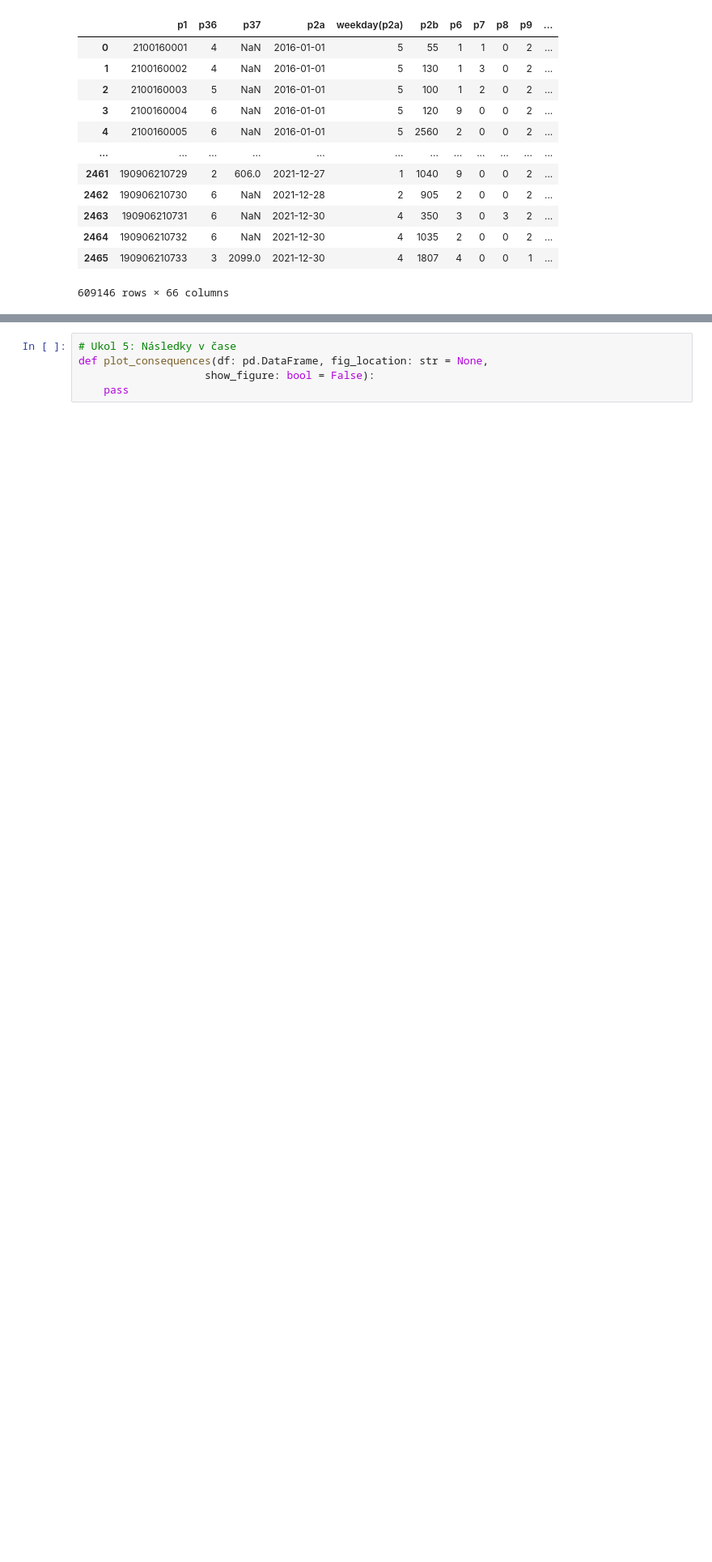
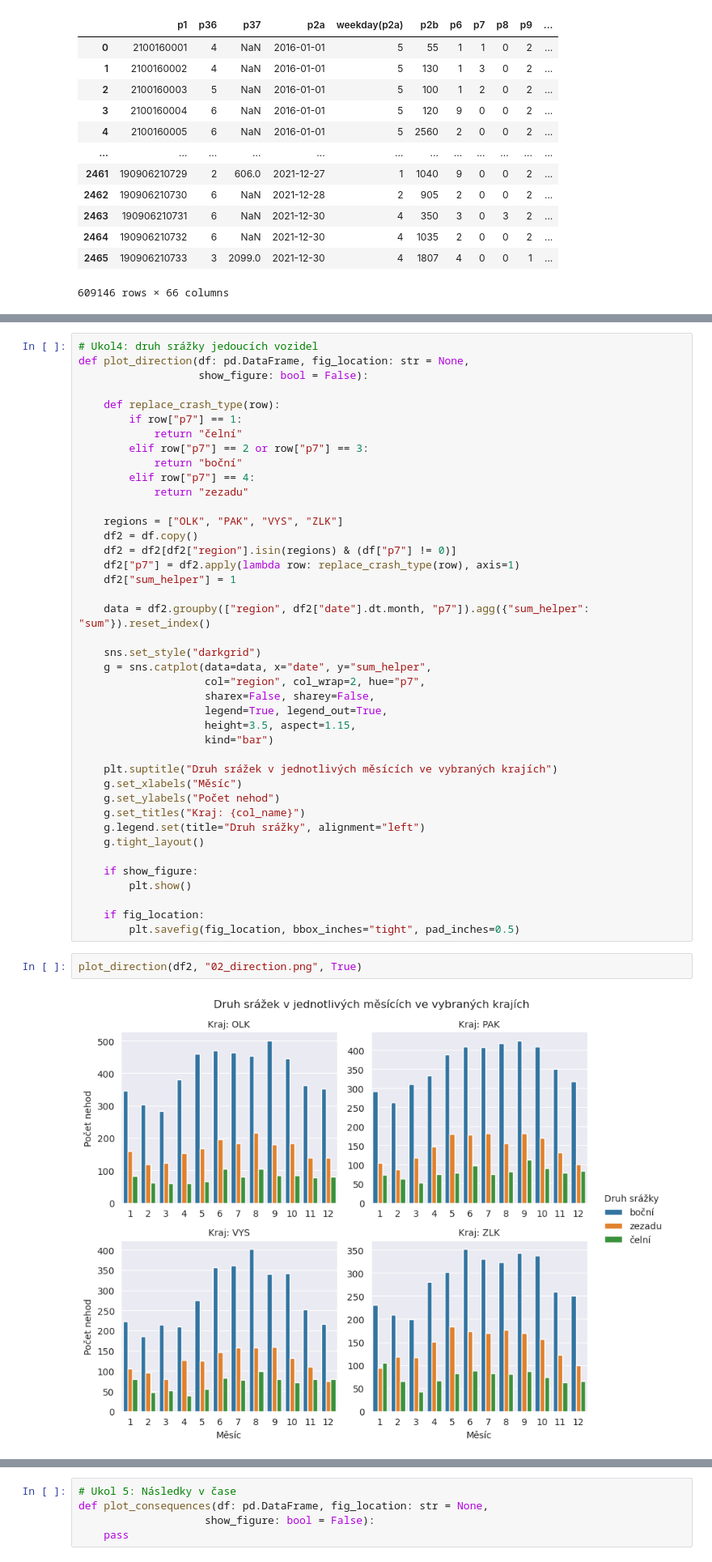
Before and after one commit to tomasmatus/izv-2022, a Jupyter notebook: part2/analysis.ipynb, the cells around one changed output, grey strips where cells are left out. Shown at 81% size. Drawn from its saved outputs; the diff is of its cells as text; blank space fills up the shorter version.

```diff
--- a/part2/analysis.ipynb
+++ b/part2/analysis.ipynb
@@ -126,0 +152,45 @@ def plot_direction(df: pd.DataFrame, fig_location: str = None,
+# %%
+# Ukol4: druh srážky jedoucích vozidel
+def plot_direction(df: pd.DataFrame, fig_location: str = None,
+                   show_figure: bool = False):
+
+    def replace_crash_type(row):
+        if row["p7"] == 1:
+            return "čelní"
+        elif row["p7"] == 2 or row["p7"] == 3:
+            return "boční"
+        elif row["p7"] == 4:
+            return "zezadu"
+
+    regions = ["OLK", "PAK", "VYS", "ZLK"]
+    df2 = df.copy()
+    df2 = df2[df2["region"].isin(regions) & (df["p7"] != 0)]
+    df2["p7"] = df2.apply(lambda row: replace_crash_type(row), axis=1)
+    df2["sum_helper"] = 1
+
+    data = df2.groupby(["region", df2["date"].dt.month, "p7"]).agg({"sum_helper": "sum"}).reset_index()
+
+    sns.set_style("darkgrid")
+    g = sns.catplot(data=data, x="date", y="sum_helper",
+                    col="region", col_wrap=2, hue="p7",
+                    sharex=False, sharey=False,
+                    legend=True, legend_out=True,
+                    height=3.5, aspect=1.15,
+                    kind="bar")
+
+    plt.suptitle("Druh srážek v jednotlivých měsících ve vybraných krajích")
+    g.set_xlabels("Měsíc")
+    g.set_ylabels("Počet nehod")
+    g.set_titles("Kraj: {col_name}")
+    g.legend.set(title="Druh srážky", alignment="left")
+    g.tight_layout()
+
+    if show_figure:
+        plt.show()
+
+    if fig_location:
+        plt.savefig(fig_location, bbox_inches="tight", pad_inches=0.5)
+# %%
+plot_direction(df2, "02_direction.png", True)
+# %% [output]
+[figure, added]
```
Also changed, not shown: parts of 5 cells of this notebook, 1 other file.
